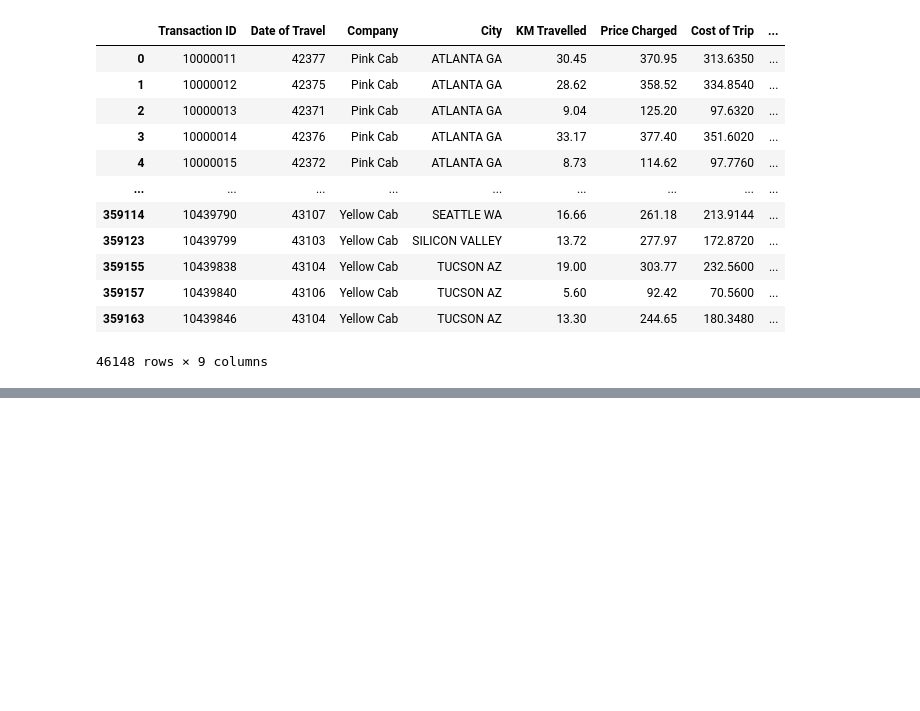
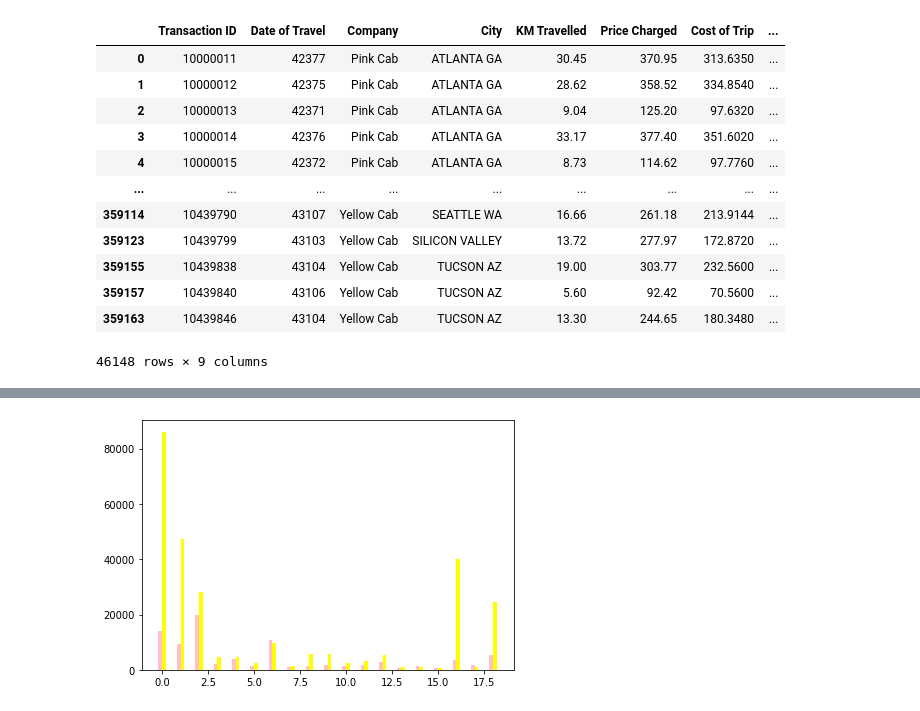
Before and after one commit to buyuktas18/DataSets, a Jupyter notebook: cab_analysis.ipynb, the cells around one changed output, grey strips where cells are left out. Saved outputs shown, nothing was run; the diff lists cells and outputs as text; code cells hidden in the pictures; blank space fills up the shorter version.

```diff
--- a/cab_analysis.ipynb
+++ b/cab_analysis.ipynb
@@ -212,0 +195,3 @@ Name: Customer ID, dtype: int64
+# %%
+dist_based_on_city = joined_users.groupby(["City", 'Company']).agg(
+                                                        Users = pd.NamedAgg(column='Customer ID', aggfunc=))
@@ -214,0 +367,30 @@ Name: Customer ID, dtype: int64
+# %%
+cities.remove('SAN FRANCISCO CA')
+# %%
+p_NoOfUsers = []
+for c in cities:
+    number = dist_based_on_city.loc[c, 'Customer ID'].loc['Pink Cab']
+    p_NoOfUsers.append(number)
+# %%
+y_NoOfUsers = []
+for c in cities:
+    number = dist_based_on_city.loc[c, 'Customer ID'].loc['Yellow Cab']
+    y_NoOfUsers.append(number)
+# %%
+data_1 = p_NoOfUsers
+data_2 = y_NoOfUsers
+
+x = np.arange(len(cities))
+width = 0.2
+
+
+fig, ax = plt.subplots()
+rects1 = ax.bar(x - width/2, data_1, width, label='Pink', color="pink")
+rects2 = ax.bar(x + width/2, data_2, width, label='Yellow', color="yellow")
+
+
+fig.tight_layout()
+
+plt.show()
+# %% [output]
+[figure, added]
```
Also changed, not shown: parts of 48 cells of this notebook.
